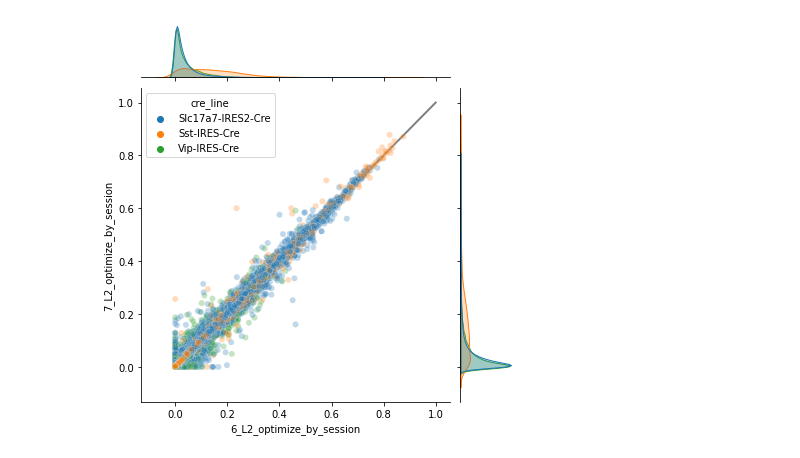
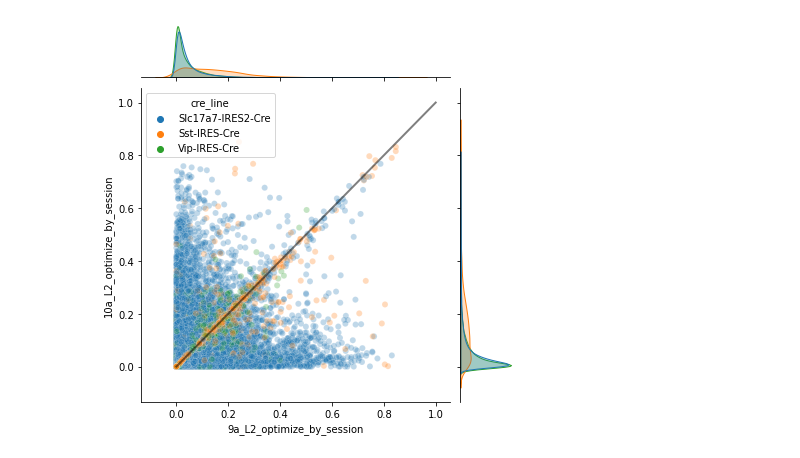
Before and after one commit to AllenInstitute/visual_behavior_glm, a Jupyter notebook: notebooks/2020.09.30_glm_comparison_scatterplot_example.ipynb, the cells around one changed output. Drawn from its saved outputs; the diff is of its cells as text; code cells hidden in the pictures.

Commit message:
glm version scatterplot example

```diff
--- a/notebooks/2020.09.30_glm_comparison_scatterplot_example.ipynb
+++ b/notebooks/2020.09.30_glm_comparison_scatterplot_example.ipynb
@@ -6,8 +6,8 @@ import numpy as np
 # %%
 %%time
 versions_to_compare = [
-    '6_L2_optimize_by_session',
-    '7_L2_optimize_by_session'
+    '9a_L2_optimize_by_session',
+    '10a_L2_optimize_by_session'
 ]
 comparison_table = gat.get_glm_version_comparison_table(versions_to_compare)
 # %% [output]
@@ -16,4 +16,4 @@ Wall time: 1min 57s
 # %%
-jointplot = gvt.plot_glm_version_comparison(comparison_table)
+jointplot = gvt.plot_glm_version_comparison(comparison_table, versions_to_compare=versions_to_compare)
 # %% [output]
-[figure, old version]
+[figure, new version]
```
Also changed, not shown: parts of 1 cell of this notebook, 1 other file.
